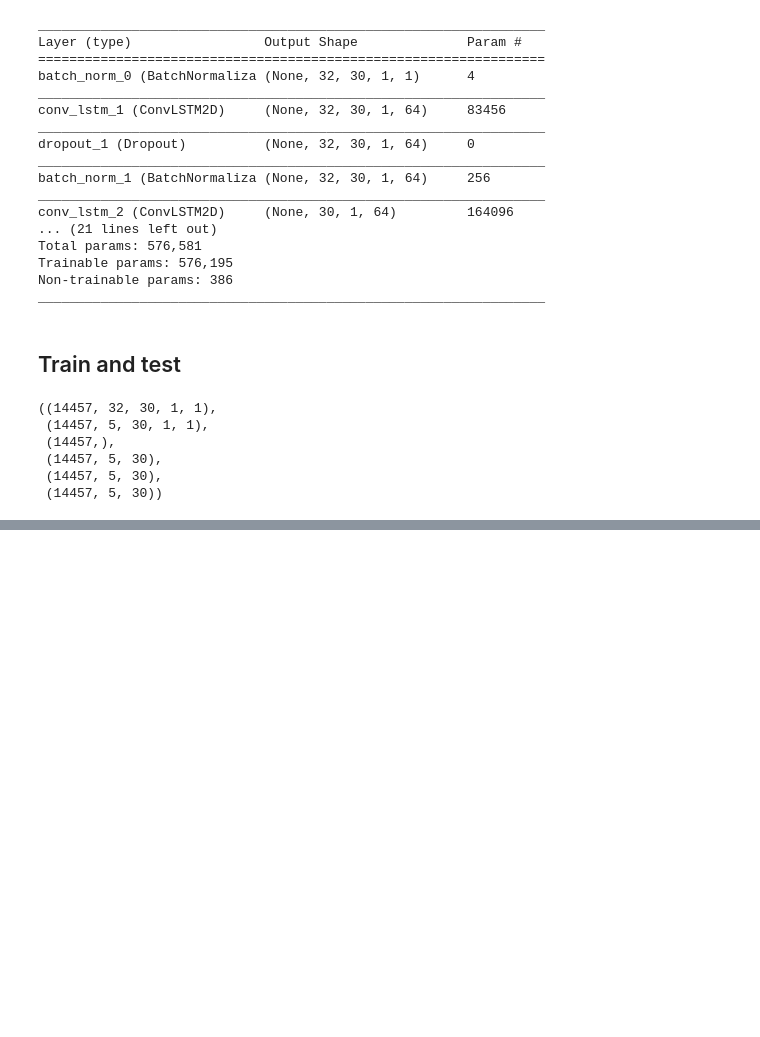
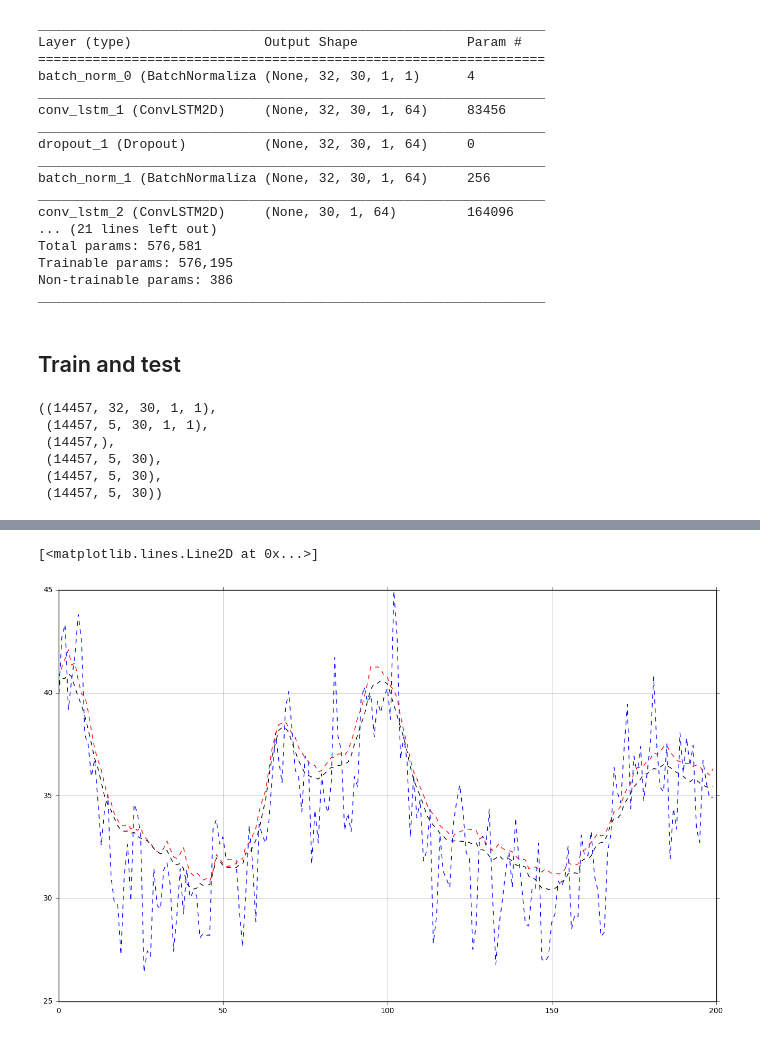
Before and after one commit to niklascp/bus-arrival-convlstm, a Jupyter notebook: jupyter/ConvLSTM_5x15min_5x64-5x64-5x64-5x64.ipynb, the cells around one changed output, grey strips where cells are left out. Saved outputs shown, nothing was run; the diff lists cells and outputs as text; code cells hidden in the pictures; blank space fills up the shorter version.

```diff
--- a/jupyter/ConvLSTM_5x15min_5x64-5x64-5x64-5x64.ipynb
+++ b/jupyter/ConvLSTM_5x15min_5x64-5x64-5x64-5x64.ipynb
@@ -335,0 +359,18 @@ plt.show()
+# %%
+ix_mp = ix[5000:6000].indexer_between_time('00:00', '23:59')
+X_mp = X[ix_mp]
+y_true_mp = y[ix_mp].squeeze() * y_scale[ix_mp,] + y_mean[ix_mp,]
+# %%
+y_naive_mp = y_mean[ix_mp,]
+y_pred_mp = model.predict(X_mp).squeeze() * y_scale[ix_mp,] + y_mean[ix_mp,]
+
+y_true_total = np.sum(y_true_mp / 60, axis = 2).squeeze()
+y_naive_total = np.sum(y_naive_mp / 60, axis = 2).squeeze()
+y_pred_total = np.sum(y_pred_mp / 60, axis = 2).squeeze()
+# %%
+plt.plot(y_true_total[400:600,4], color = 'b', linestyle = '--')
+plt.plot(y_pred_total[400:600,4], color = 'r', linestyle = '--')
+plt.plot(y_naive_total[400:600,4], color = 'k', linestyle = '--')
+# %% [output]
+[<matplotlib.lines.Line2D at 0x...>]
+[figure, added]
```
Also changed, not shown: parts of 4 cells of this notebook.
